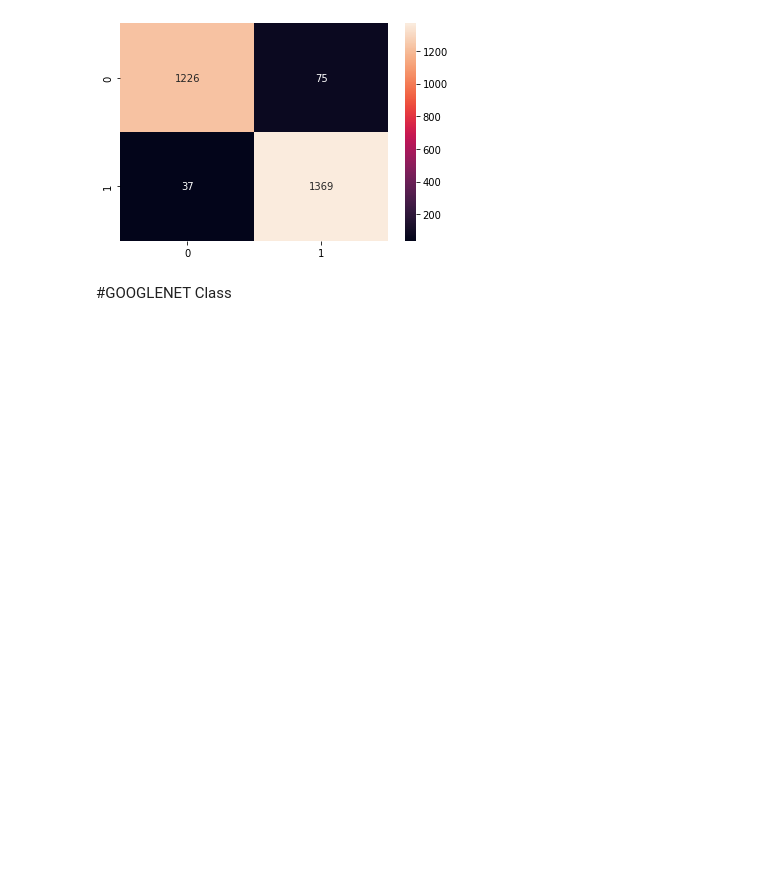
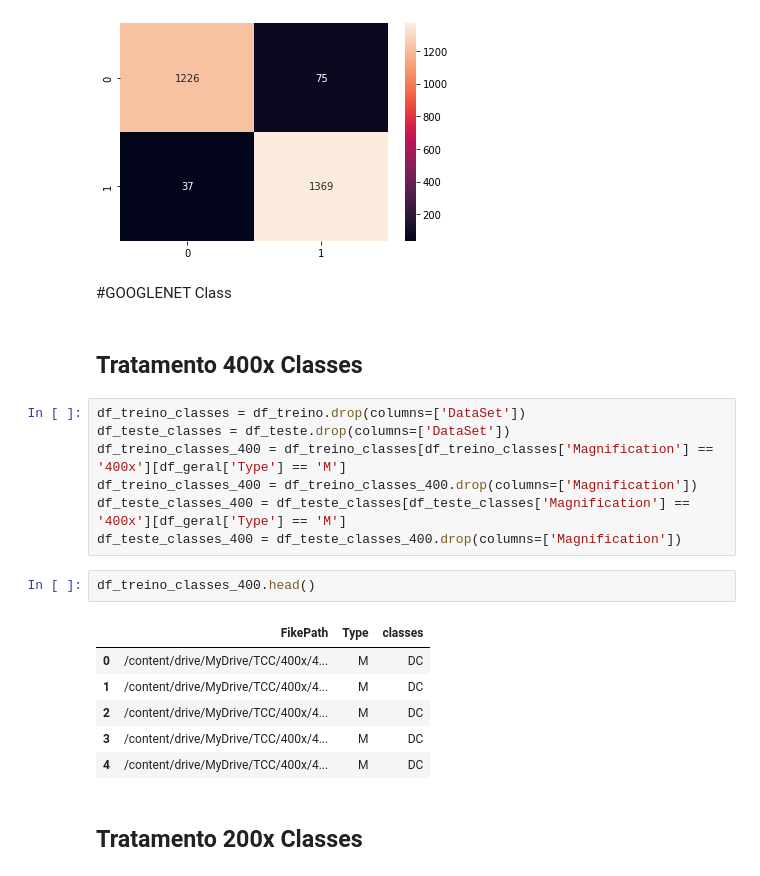
Before and after one commit to RodrigoOBC/TCC-CienciaDados, a Jupyter notebook: TCC_RNS_cru.ipynb, the cells around one changed output. Cells and saved outputs as stored; diff of their text form; blank space fills up the shorter version.

```diff
--- a/TCC_RNS_cru.ipynb
+++ b/TCC_RNS_cru.ipynb
@@ -1004,3 +1006,23 @@ Accuracy Score: 0.958625785001847
 [figure]
 # %% [markdown]
 #GOOGLENET Class
+# %% [markdown]
+## Tratamento 400x Classes
+# %%
+df_treino_classes = df_treino.drop(columns=['DataSet'])
+df_teste_classes = df_teste.drop(columns=['DataSet'])
+df_treino_classes_400 = df_treino_classes[df_treino_classes['Magnification'] == '400x'][df_geral['Type'] == 'M']
+df_treino_classes_400 = df_treino_classes_400.drop(columns=['Magnification'])
+df_teste_classes_400 = df_teste_classes[df_teste_classes['Magnification'] == '400x'][df_geral['Type'] == 'M']
+df_teste_classes_400 = df_teste_classes_400.drop(columns=['Magnification'])
+# %%
+df_treino_classes_400.head()
+# %% [output]
+|  | FikePath | Type | classes |
+| 0 | /content/drive/MyDrive/TCC/400x/4... | M | DC |
+| 1 | /content/drive/MyDrive/TCC/400x/4... | M | DC |
+| 2 | /content/drive/MyDrive/TCC/400x/4... | M | DC |
+| 3 | /content/drive/MyDrive/TCC/400x/4... | M | DC |
+| 4 | /content/drive/MyDrive/TCC/400x/4... | M | DC |
+# %% [markdown]
+## Tratamento 200x Classes
```
Also changed, not shown: parts of 18 cells of this notebook.
